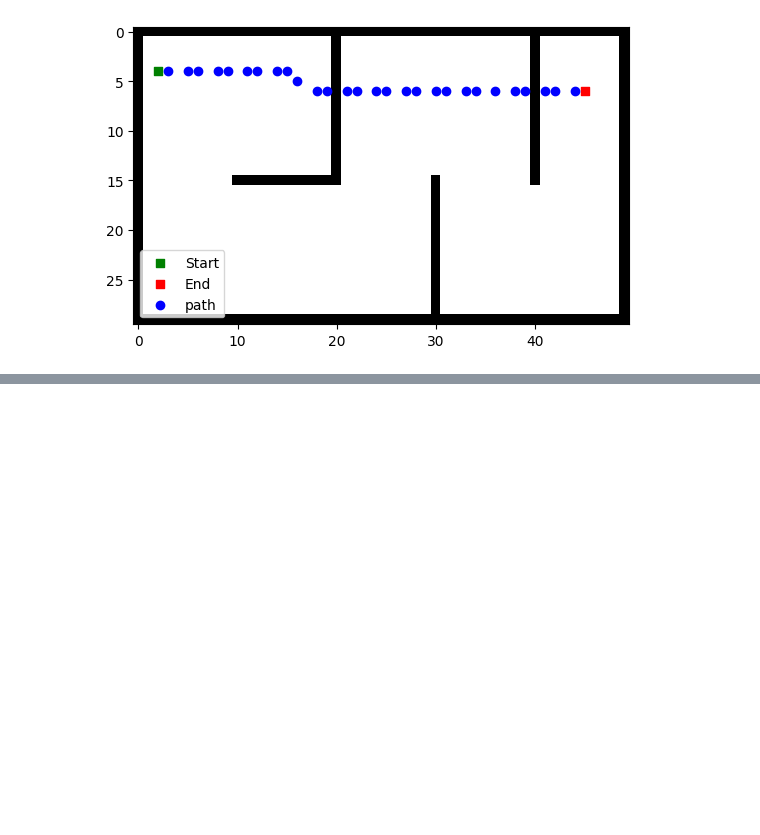
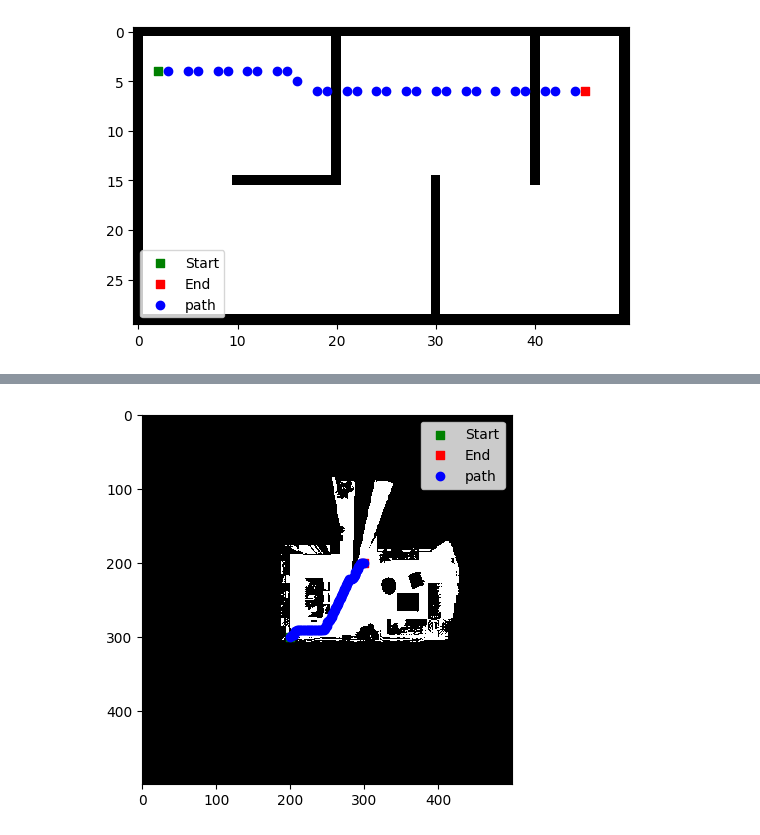
Before and after one commit to jeezrick/ziyan_planner, a Jupyter notebook: py_lib/test.ipynb, the cells around one changed output, grey strips where cells are left out. Cells and saved outputs as stored; diff of their text form; code cells hidden in the pictures; blank space fills up the shorter version.

```diff
--- a/py_lib/test.ipynb
+++ b/py_lib/test.ipynb
@@ -142,0 +183,12 @@ show_map(map0, start=start, end=end, path=a[1:-1])
+# %%
+path = np.fromfile(
+    os.path.join(
+        "../",
+        f"data/out_path_hybrid_s(0_0)_e(5_-5)_r(0.07).bin"
+    ),
+    dtype=np.uint32
+).reshape(-1, 2)
+# %%
+show_map(a, start=(200, 300), end =(300, 200), path=path)
+# %% [output]
+[figure, added]
```
Also changed, not shown: parts of 6 cells of this notebook, 15 other files.
